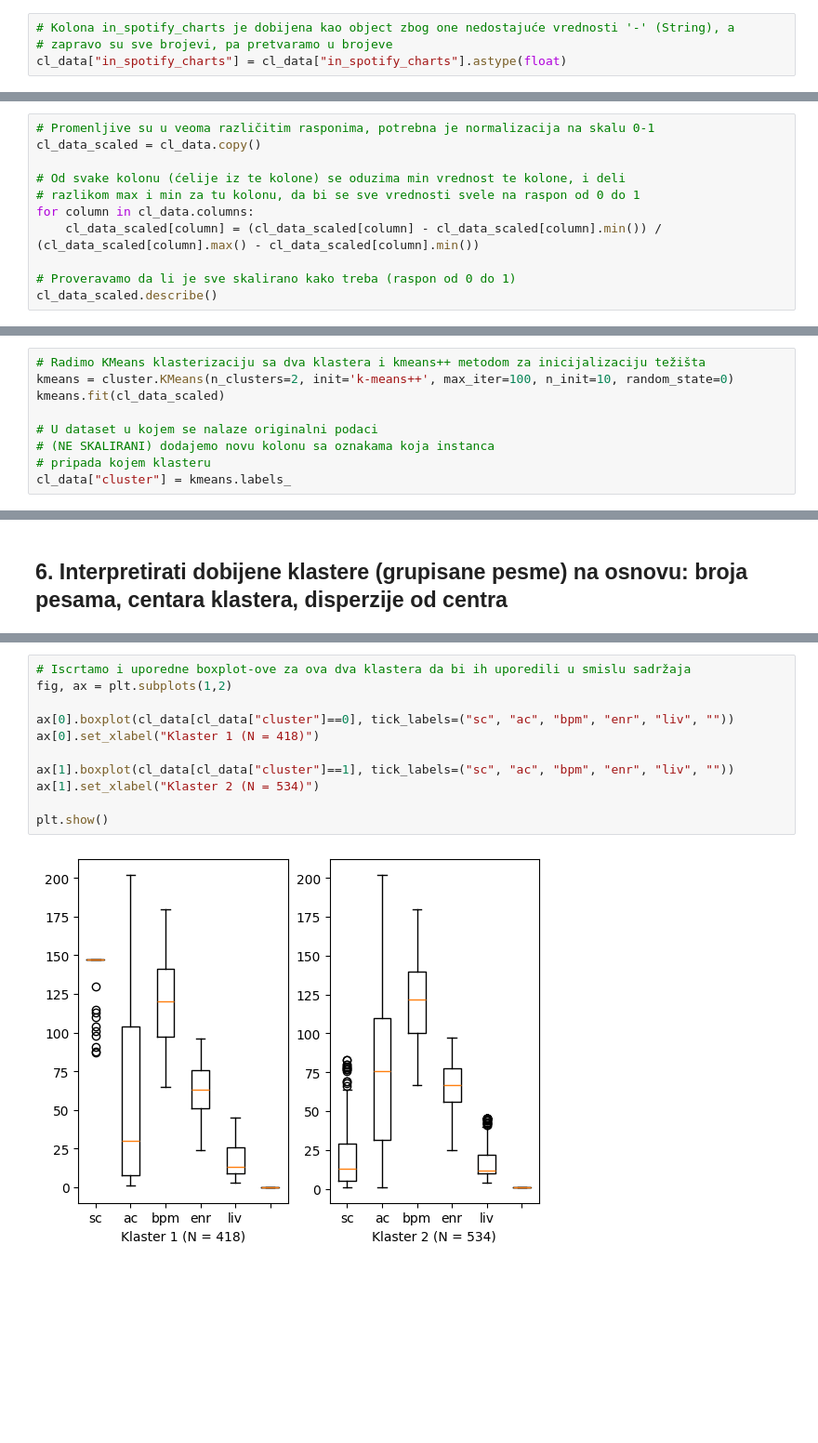
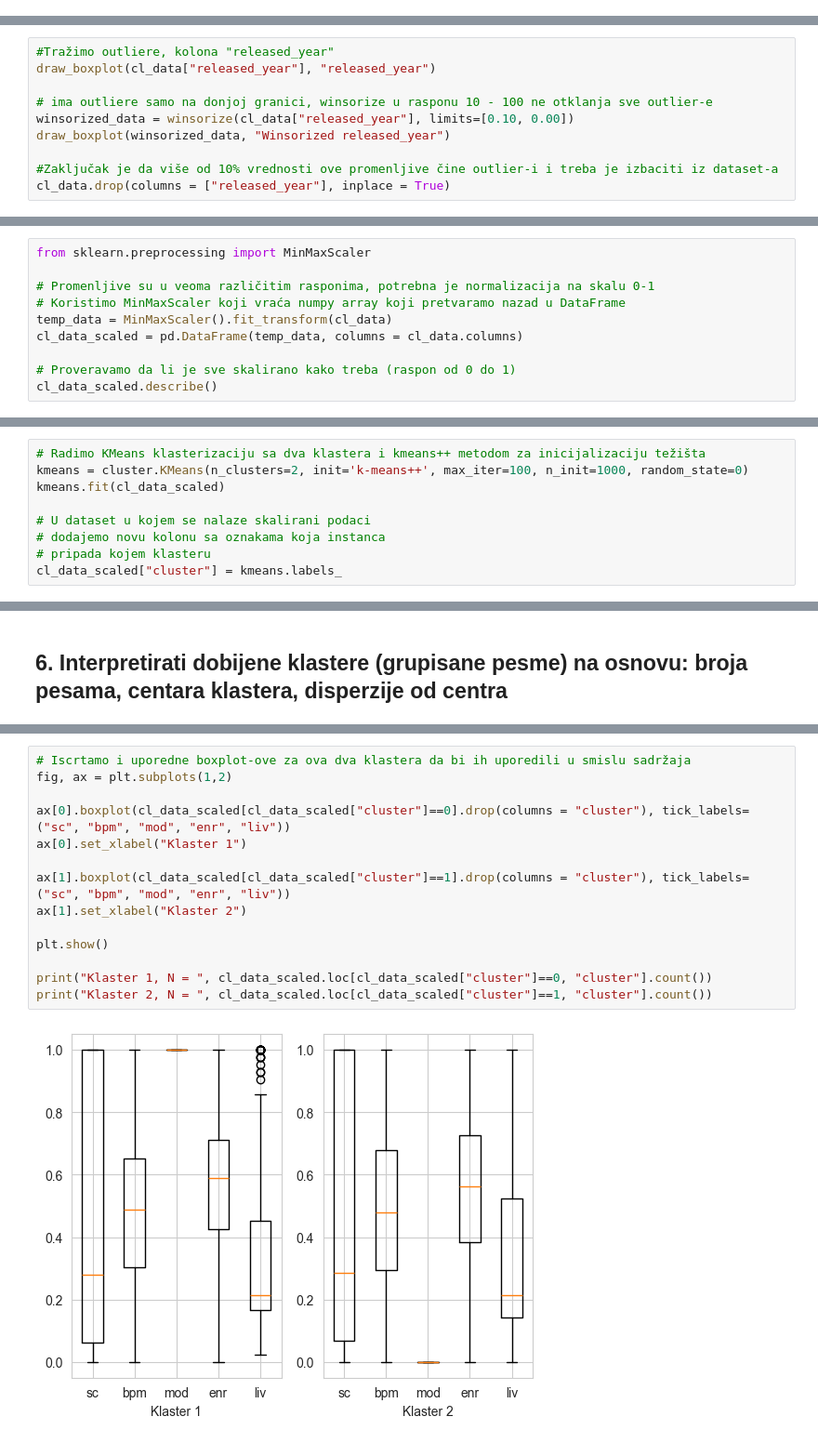
Before and after one commit to vestackainteligencijafon/ispitni_zadatak_klasterizacija, a Jupyter notebook: Primer ispitnog zadatka KMeans klasterizacija.ipynb, the cells around one changed output, grey strips where cells are left out. Shown at 93% size. Saved outputs shown, nothing was run; the diff lists cells and outputs as text; blank space fills up the shorter version.

Commit message:
Ispravljene sitne greške, dodata još po jedna klasterizacija

```diff
--- a/Primer ispitnog zadatka KMeans klasterizacija.ipynb
+++ b/Primer ispitnog zadatka KMeans klasterizacija.ipynb
@@ -190,4 +161,0 @@ memory usage: 74.4+ KB
-# %%
-# Kolona in_spotify_charts je dobijena kao object zbog one nedostajuće vrednosti '-' (String), a
-# zapravo su sve brojevi, pa pretvaramo u brojeve
-cl_data["in_spotify_charts"] = cl_data["in_spotify_charts"].astype(float)
@@ -340,0 +349,10 @@ cl_data.drop(columns = ["in_spotify_playlists"], inplace = True)
+# %%
+#Tražimo outliere, kolona "released_year"
+draw_boxplot(cl_data["released_year"], "released_year")
+
+# ima outliere samo na donjoj granici, winsorize u rasponu 10 - 100 ne otklanja sve outlier-e
+winsorized_data = winsorize(cl_data["released_year"], limits=[0.10, 0.00])
+draw_boxplot(winsorized_data, "Winsorized released_year")
+
+#Zaključak je da više od 10% vrednosti ove promenljive čine outlier-i i treba je izbaciti iz dataset-a
+cl_data.drop(columns = ["released_year"], inplace = True)
@@ -458,13 +448,12 @@ cl_data.describe()
 # %% [markdown]
 ### 3.4 Skaliranje (normalizacija)
 # %%
+from sklearn.preprocessing import MinMaxScaler
+
 # Promenljive su u veoma različitim rasponima, potrebna je normalizacija na skalu 0-1
-cl_data_scaled = cl_data.copy()
-
-# Od svake kolonu (ćelije iz te kolone) se oduzima min vrednost te kolone, i deli
-# razlikom max i min za tu kolonu, da bi se sve vrednosti svele na raspon od 0 do 1
-for column in cl_data.columns:
-    cl_data_scaled[column] = (cl_data_scaled[column] - cl_data_scaled[column].min()) / (cl_data_scaled[column].max() - cl_data_scaled[column].min())
+# Koristimo MinMaxScaler koji vraća numpy array koji pretvaramo nazad u DataFrame
+temp_data = MinMaxScaler().fit_transform(cl_data)
+cl_data_scaled = pd.DataFrame(temp_data, columns = cl_data.columns)
 
 # Proveravamo da li je sve skalirano kako treba (raspon od 0 do 1)
 cl_data_scaled.describe()
@@ -513,11 +501,11 @@ wcss
 ## 5. Izvršiti klasterizaciju za izabranu (tj. utvrđenu najbolju) vrednost za k
 # %%
 # Radimo KMeans klasterizaciju sa dva klastera i kmeans++ metodom za inicijalizaciju težišta
-kmeans = cluster.KMeans(n_clusters=2, init='k-means++', max_iter=100, n_init=10, random_state=0)
+kmeans = cluster.KMeans(n_clusters=2, init='k-means++', max_iter=100, n_init=1000, random_state=0)
 kmeans.fit(cl_data_scaled)
 
-# U dataset u kojem se nalaze originalni podaci
-# (NE SKALIRANI) dodajemo novu kolonu sa oznakama koja instanca
+# U dataset u kojem se nalaze skalirani podaci
+# dodajemo novu kolonu sa oznakama koja instanca
 # pripada kojem klasteru
-cl_data["cluster"] = kmeans.labels_
+cl_data_scaled["cluster"] = kmeans.labels_
 # %%
@@ -567,13 +529,16 @@ cl_data[cl_data["cluster"]==1].describe()
 # %%
 # Iscrtamo i uporedne boxplot-ove za ova dva klastera da bi ih uporedili u smislu sadržaja
 fig, ax = plt.subplots(1,2)
 
-ax[0].boxplot(cl_data[cl_data["cluster"]==0], tick_labels=("sc", "ac", "bpm", "enr", "liv", ""))
-ax[0].set_xlabel("Klaster 1 (N = 418)")
+ax[0].boxplot(cl_data_scaled[cl_data_scaled["cluster"]==0].drop(columns = "cluster"), tick_labels=("sc", "bpm", "mod", "enr", "liv"))
+ax[0].set_xlabel("Klaster 1")
 
-ax[1].boxplot(cl_data[cl_data["cluster"]==1], tick_labels=("sc", "ac", "bpm", "enr", "liv", ""))
-ax[1].set_xlabel("Klaster 2 (N = 534)")
+ax[1].boxplot(cl_data_scaled[cl_data_scaled["cluster"]==1].drop(columns = "cluster"), tick_labels=("sc", "bpm", "mod", "enr", "liv"))
+ax[1].set_xlabel("Klaster 2")
 
 plt.show()
+
+print("Klaster 1, N = ", cl_data_scaled.loc[cl_data_scaled["cluster"]==0, "cluster"].count())
+print("Klaster 2, N = ", cl_data_scaled.loc[cl_data_scaled["cluster"]==1, "cluster"].count())
 # %% [output]
-[figure, old version]
+[figure, new version]
```
Also changed, not shown: parts of 34 cells of this notebook.
